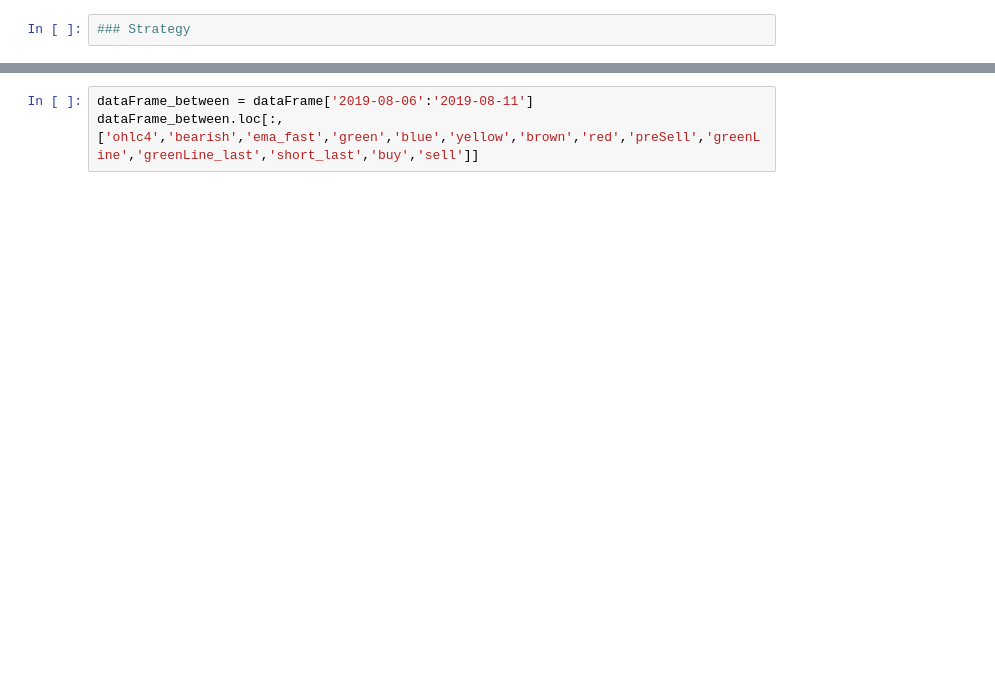
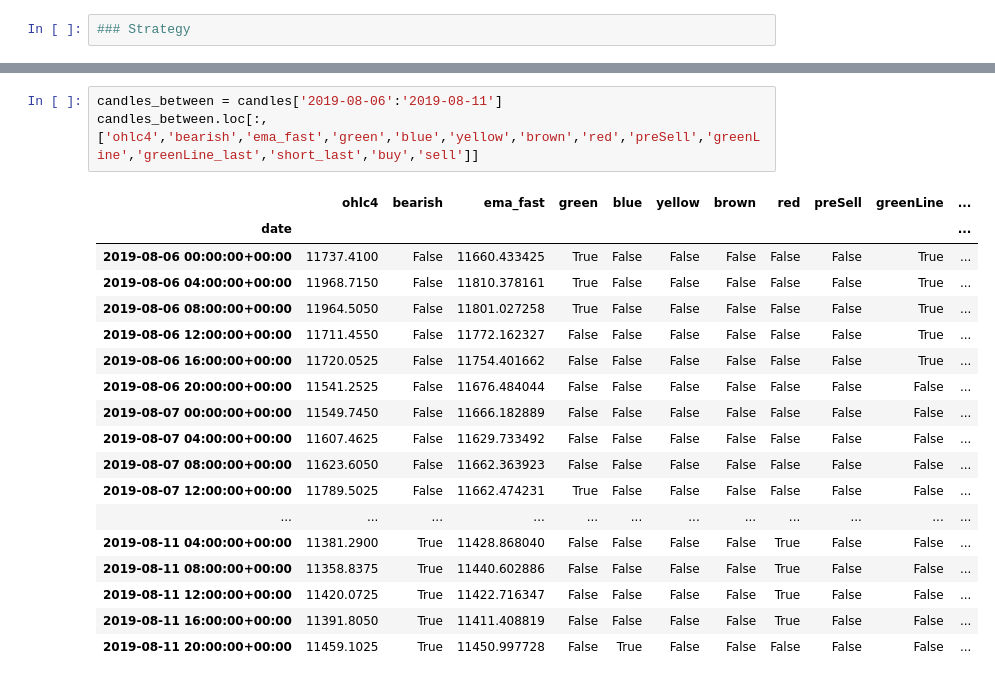
Before and after one commit to sittipol123/freqtrade_act_zone, a Jupyter notebook: notebooks/yoyo_action_zone_strategy.ipynb, the cells around one changed output, grey strips where cells are left out. Drawn from its saved outputs; the diff is of its cells as text; blank space fills up the shorter version.

```diff
--- a/notebooks/yoyo_action_zone_strategy.ipynb
+++ b/notebooks/yoyo_action_zone_strategy.ipynb
@@ -195,4 +404,23 @@ a.bullish and a.ohlc4 > a.ema_fast
 # %%
-dataFrame_between = dataFrame['2019-08-06':'2019-08-11']
-dataFrame_between.loc[:,['ohlc4','bearish','ema_fast','green','blue','yellow','brown','red','preSell','greenLine','greenLine_last','short_last','buy','sell']]
+candles_between = candles['2019-08-06':'2019-08-11']
+candles_between.loc[:,['ohlc4','bearish','ema_fast','green','blue','yellow','brown','red','preSell','greenLine','greenLine_last','short_last','buy','sell']]
+# %% [output]
+|  | ohlc4 | bearish | ema_fast | green | blue | yellow | brown | red | preSell | greenLine | ... |
+| date |  |  |  |  |  |  |  |  |  |  | ... |
+| 2019-08-06 00:00:00+00:00 | 11737.4100 | False | 11660.433425 | True | False | False | False | False | False | True | ... |
+| 2019-08-06 04:00:00+00:00 | 11968.7150 | False | 11810.378161 | True | False | False | False | False | False | True | ... |
+| 2019-08-06 08:00:00+00:00 | 11964.5050 | False | 11801.027258 | True | False | False | False | False | False | True | ... |
+| 2019-08-06 12:00:00+00:00 | 11711.4550 | False | 11772.162327 | False | False | False | False | False | False | True | ... |
+| 2019-08-06 16:00:00+00:00 | 11720.0525 | False | 11754.401662 | False | False | False | False | False | False | True | ... |
+| 2019-08-06 20:00:00+00:00 | 11541.2525 | False | 11676.484044 | False | False | False | False | False | False | False | ... |
+| 2019-08-07 00:00:00+00:00 | 11549.7450 | False | 11666.182889 | False | False | False | False | False | False | False | ... |
+| 2019-08-07 04:00:00+00:00 | 11607.4625 | False | 11629.733492 | False | False | False | False | False | False | False | ... |
+| 2019-08-07 08:00:00+00:00 | 11623.6050 | False | 11662.363923 | False | False | False | False | False | False | False | ... |
+| 2019-08-07 12:00:00+00:00 | 11789.5025 | False | 11662.474231 | True | False | False | False | False | False | False | ... |
+| ... | ... | ... | ... | ... | ... | ... | ... | ... | ... | ... | ... |
+| 2019-08-11 04:00:00+00:00 | 11381.2900 | True | 11428.868040 | False | False | False | False | True | False | False | ... |
+| 2019-08-11 08:00:00+00:00 | 11358.8375 | True | 11440.602886 | False | False | False | False | True | False | False | ... |
+| 2019-08-11 12:00:00+00:00 | 11420.0725 | True | 11422.716347 | False | False | False | False | True | False | False | ... |
+| 2019-08-11 16:00:00+00:00 | 11391.8050 | True | 11411.408819 | False | False | False | False | True | False | False | ... |
+| 2019-08-11 20:00:00+00:00 | 11459.1025 | True | 11450.997728 | False | True | False | False | False | False | False | ... |
 # %%
```
Also changed, not shown: parts of 25 cells of this notebook, 20 other files.
